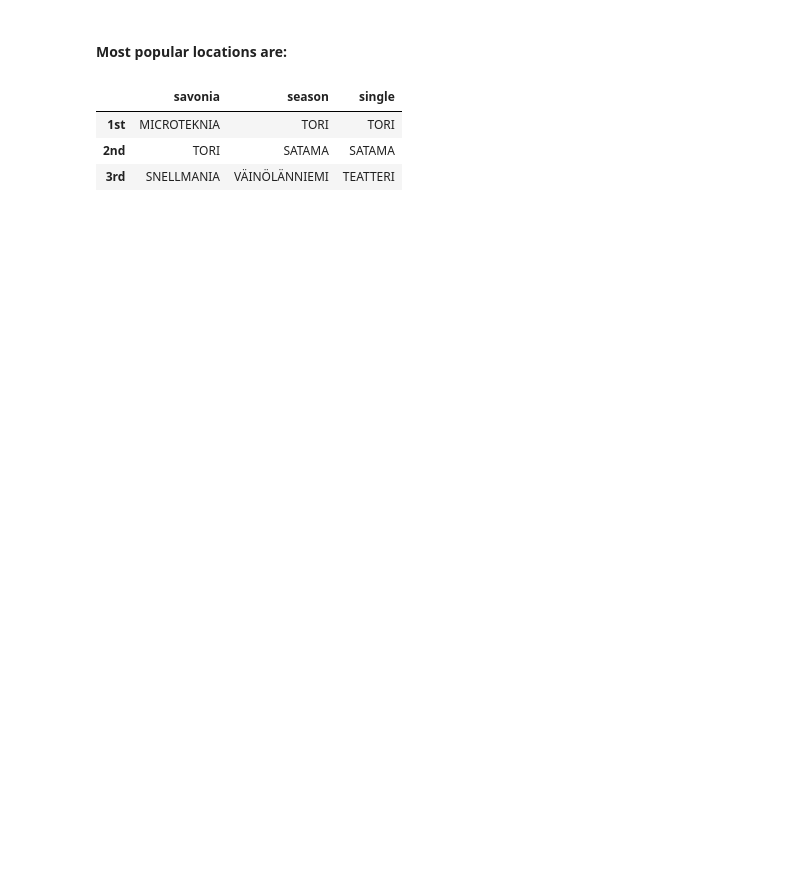
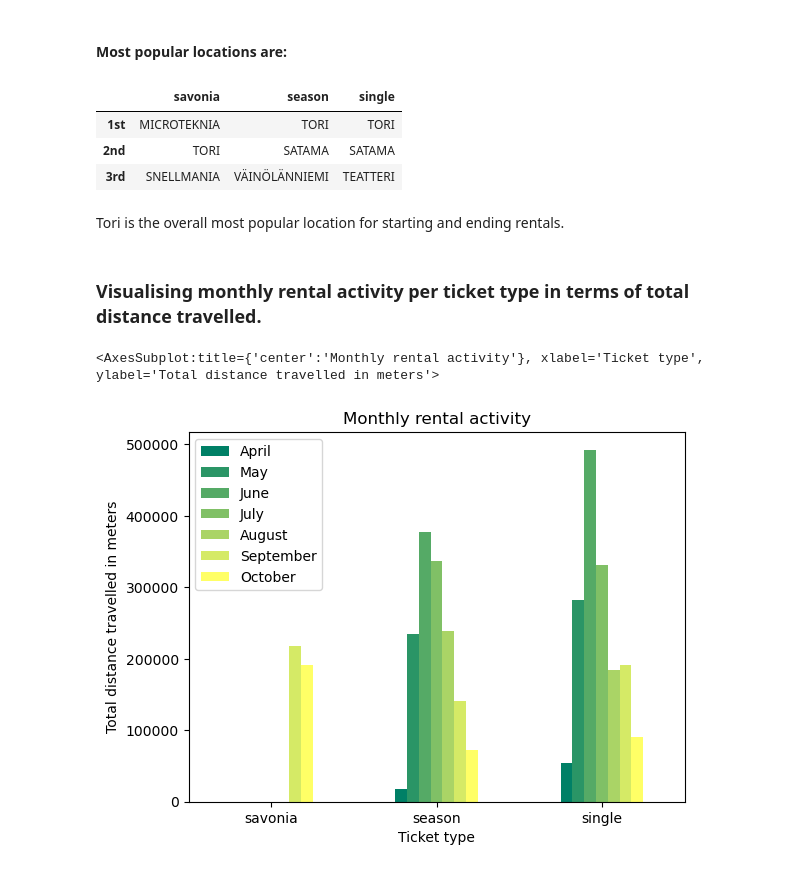
Before and after one commit to jhpyyk/data-analysis, a Jupyter notebook: statistical-data-analysis/project/bike_analysis.ipynb, the cells around one changed output. Drawn from its saved outputs; the diff is of its cells as text; code cells hidden in the pictures; blank space fills up the shorter version.

```diff
--- a/statistical-data-analysis/project/bike_analysis.ipynb
+++ b/statistical-data-analysis/project/bike_analysis.ipynb
@@ -294,13 +310,22 @@ trips.values.sum()
 # %% [markdown]
 #### Most popular locations are:
-# %%
-savo = trips['savonia'].nlargest(n=3).index.to_numpy()
-seas = trips['season'].nlargest(n=3).index.to_numpy()
-sing = trips['single'].nlargest(n=3).index.to_numpy()
-popular = pd.DataFrame({'savonia': savo, 'season': seas, 'single': sing}, index=['1st', '2nd', '3rd'])
-popular
-# %% [output]
-|  | savonia | season | single |
-| 1st | MICROTEKNIA | TORI | TORI |
-| 2nd | TORI | SATAMA | SATAMA |
-| 3rd | SNELLMANIA | VÄINÖLÄNNIEMI | TEATTERI |
+# %%
+popular
+# %% [output]
+|  | savonia | season | single |
+| 1st | MICROTEKNIA | TORI | TORI |
+| 2nd | TORI | SATAMA | SATAMA |
+| 3rd | SNELLMANIA | VÄINÖLÄNNIEMI | TEATTERI |
+# %% [markdown]
+Tori is the overall most popular location for starting and ending rentals.
+# %% [markdown]
+### Visualising monthly rental activity per ticket type in terms of total distance travelled.
+# %%
+monthly_distance = bike_data.groupby(['ticket',  'month'])['distance'].sum()
+ax_monthly = monthly_distance.unstack().plot.bar(title='Monthly rental activity', xlabel='Ticket type', ylabel='Total distance travelled in meters', rot=0, colormap='summer')
+month_dict = {'April':4, 'May':5, 'June':6, 'July':7, 'August':8, 'September':9, 'October':10}
+ax_monthly.legend(month_dict)
+ax_monthly
+# %% [output]
+<AxesSubplot:title={'center':'Monthly rental activity'}, xlabel='Ticket type', ylabel='Total distance travelled in meters'>
+[figure, added]
```
Also changed, not shown: parts of 11 cells of this notebook.
